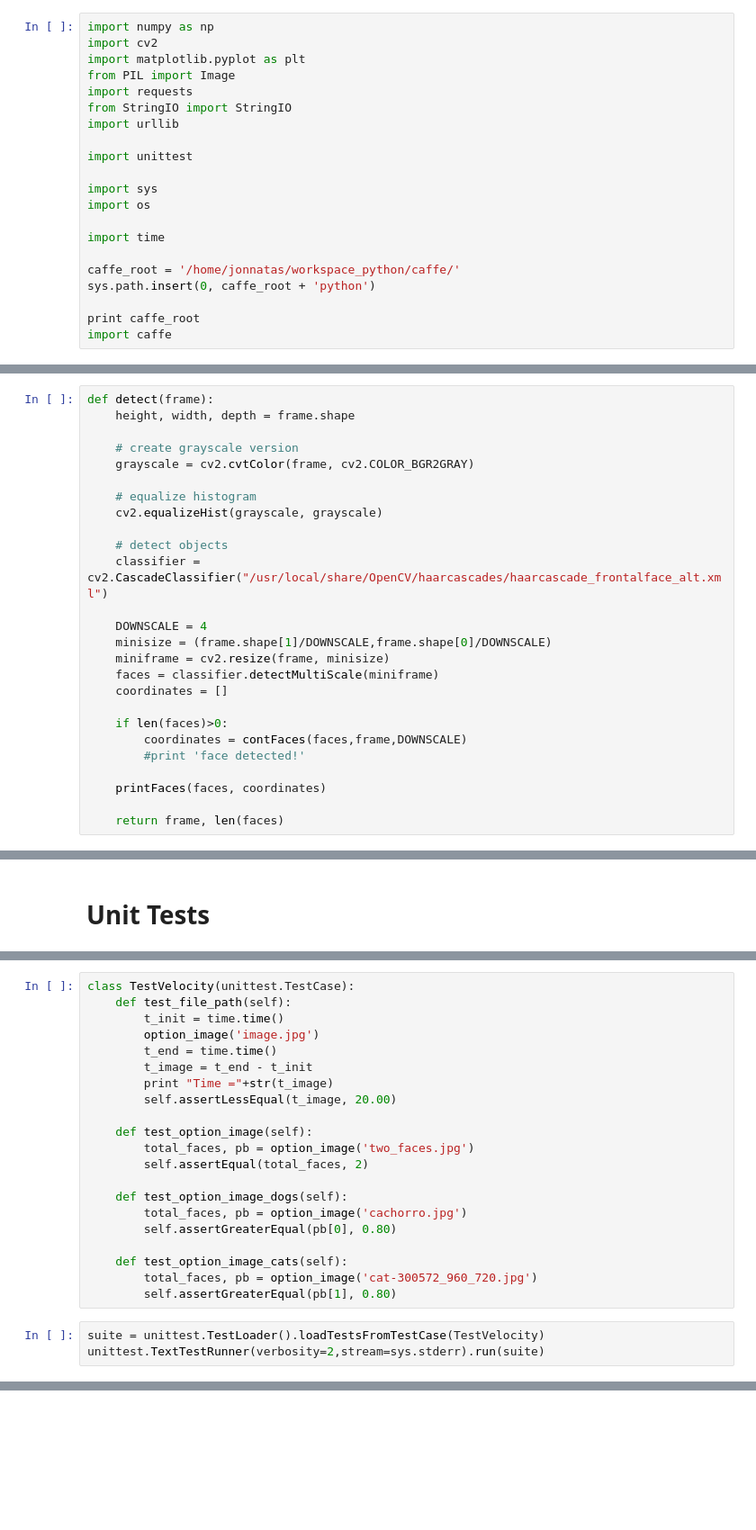
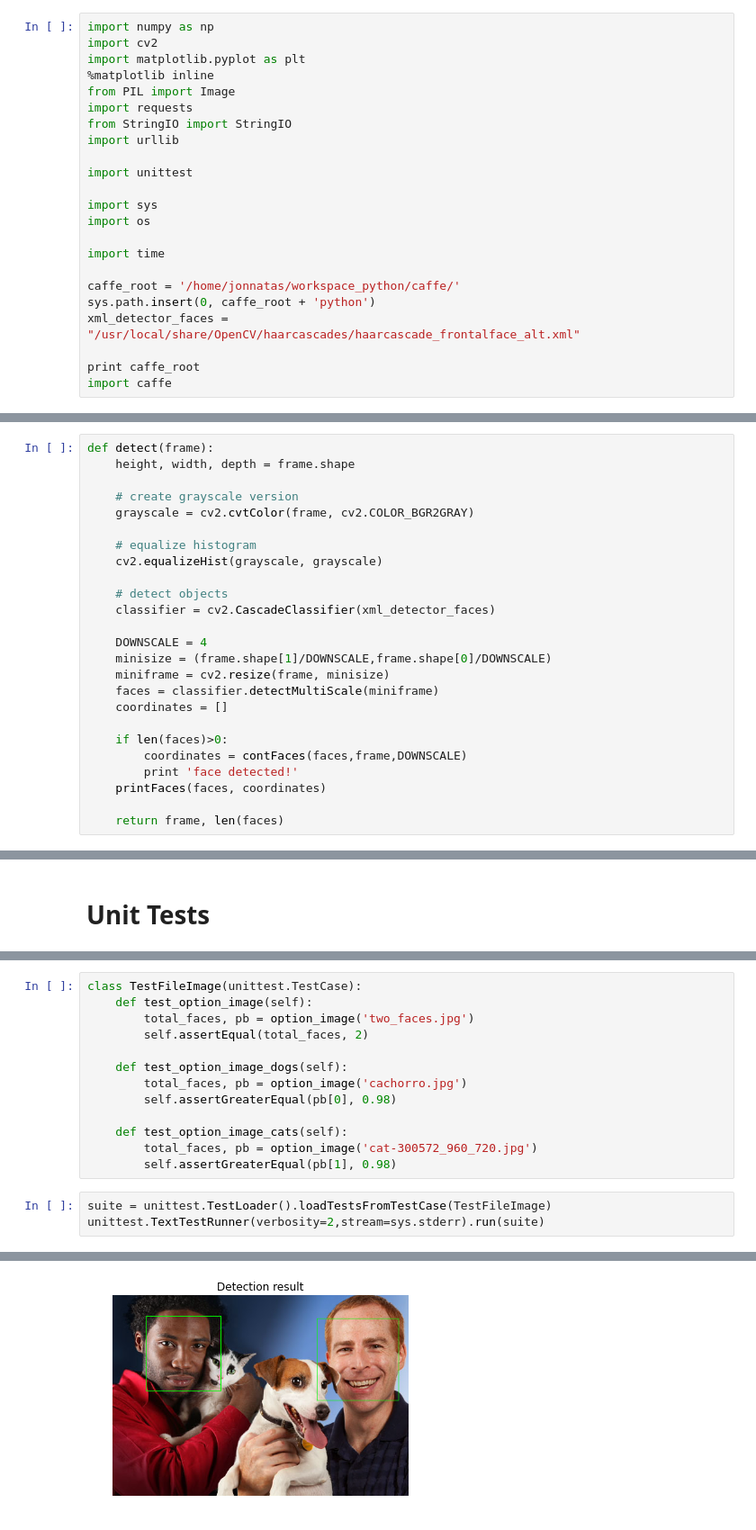
Before and after one commit to jonnatas/DAS, a Jupyter notebook: EX/EX03.ipynb, the cells around one changed output, grey strips where cells are left out. Shown at 90% size. Cells and saved outputs as stored; diff of their text form; blank space fills up the shorter version.

```diff
--- a/EX/EX03.ipynb
+++ b/EX/EX03.ipynb
@@ -2,6 +2,7 @@
 import numpy as np
 import cv2
 import matplotlib.pyplot as plt
+%matplotlib inline
 from PIL import Image
 import requests
 from StringIO import StringIO
@@ -16,6 +17,7 @@ import time
 
 caffe_root = '/home/jonnatas/workspace_python/caffe/'
 sys.path.insert(0, caffe_root + 'python')
+xml_detector_faces = "/usr/local/share/OpenCV/haarcascades/haarcascade_frontalface_alt.xml"
 
 print caffe_root
 import caffe
@@ -81,7 +83,7 @@ def detect(frame):
     cv2.equalizeHist(grayscale, grayscale)
 
     # detect objects
-    classifier = cv2.CascadeClassifier("/usr/local/share/OpenCV/haarcascades/haarcascade_frontalface_alt.xml")
+    classifier = cv2.CascadeClassifier(xml_detector_faces)
 
     DOWNSCALE = 4
     minisize = (frame.shape[1]/DOWNSCALE,frame.shape[0]/DOWNSCALE)
@@ -91,8 +93,7 @@ def detect(frame):
 
     if len(faces)>0:
         coordinates = contFaces(faces,frame,DOWNSCALE)
-        #print 'face detected!'
-
+        print 'face detected!'
     printFaces(faces, coordinates)
 
     return frame, len(faces)
@@ -266,25 +286,17 @@ if __name__ == '__main__':
 # %%
-class TestVelocity(unittest.TestCase):
-    def test_file_path(self):
-        t_init = time.time()
-        option_image('image.jpg')
-        t_end = time.time()
-        t_image = t_end - t_init
-        print "Time ="+str(t_image)
-        self.assertLessEqual(t_image, 20.00)
-
+class TestFileImage(unittest.TestCase):
     def test_option_image(self):
         total_faces, pb = option_image('two_faces.jpg')
         self.assertEqual(total_faces, 2)
 
     def test_option_image_dogs(self):
         total_faces, pb = option_image('cachorro.jpg')
-        self.assertGreaterEqual(pb[0], 0.80)
+        self.assertGreaterEqual(pb[0], 0.98)
 
     def test_option_image_cats(self):
         total_faces, pb = option_image('cat-300572_960_720.jpg')
-        self.assertGreaterEqual(pb[1], 0.80)
+        self.assertGreaterEqual(pb[1], 0.98)
 # %%
-suite = unittest.TestLoader().loadTestsFromTestCase(TestVelocity)
+suite = unittest.TestLoader().loadTestsFromTestCase(TestFileImage)
 unittest.TextTestRunner(verbosity=2,stream=sys.stderr).run(suite)
 # %% [output]
@@ -309 +320,2 @@ coordinates:
+[figure, added]
 ok
```
Also changed, not shown: parts of 20 cells of this notebook.
